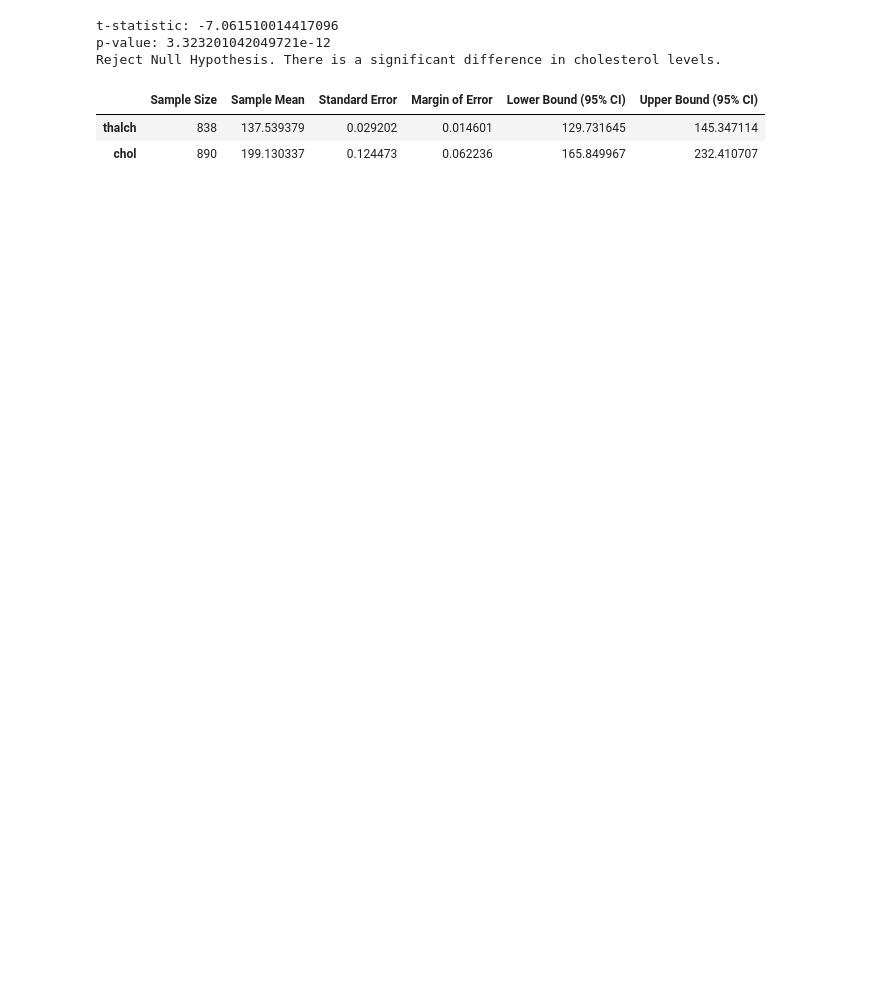
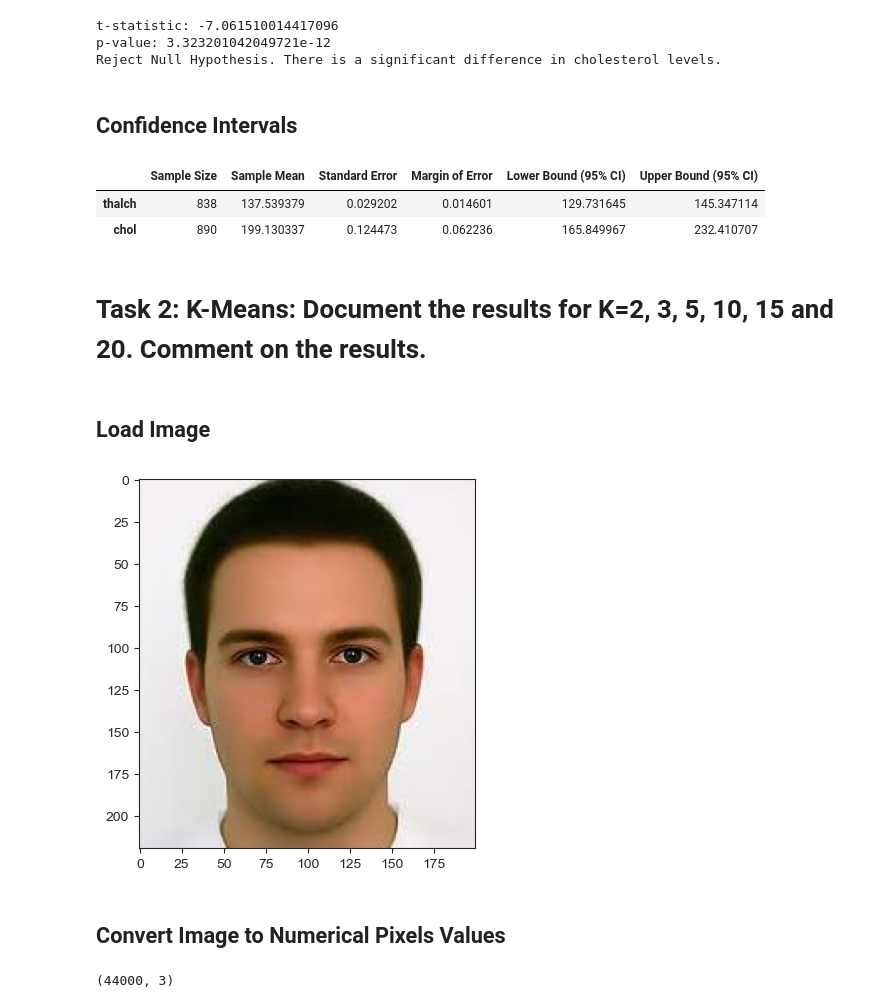
Before and after one commit to joharkhan99/Data-Science-Internship, a Jupyter notebook: Week2/Day3/Hypothesis_KMeans.ipynb, the cells around one changed output. Drawn from its saved outputs; the diff is of its cells as text; code cells hidden in the pictures; blank space fills up the shorter version.

Commit message:
added K-Means Clustering and Segmentation

```diff
--- a/Week2/Day3/Hypothesis_KMeans.ipynb
+++ b/Week2/Day3/Hypothesis_KMeans.ipynb
@@ -269,6 +285,8 @@ else:
 t-statistic: -7.061510014417096
 p-value: 3.323201042049721e-12
 Reject Null Hypothesis. There is a significant difference in cholesterol levels.
+# %% [markdown]
+## Confidence Intervals
 # %%
 # Confidence Interval
 # confidence intervals for the 'chol' (cholesterol levels) and 'thalach' (maximum heart rate achieved) variables
@@ -300,3 +318,28 @@ confidence_intervals
 |  | Sample Size | Sample Mean | Standard Error | Margin of Error | Lower Bound (95% CI) | Upper Bound (95% CI) |
 | thalch | 838 | 137.539379 | 0.029202 | 0.014601 | 129.731645 | 145.347114 |
 | chol | 890 | 199.130337 | 0.124473 | 0.062236 | 165.849967 | 232.410707 |
+# %% [markdown]
+# Task 2: K-Means: Document the results for K=2, 3, 5, 10, 15 and 20. Comment on the results.
+# %% [markdown]
+## Load Image
+# %%
+import cv2
+import numpy as np
+
+faceImage = cv2.imread("face.jpg")
+faceImage = cv2.cvtColor(faceImage, cv2.COLOR_BGR2RGB)
+plt.imshow(faceImage)
+plt.show()
+# %% [output]
+[figure, added]
+# %% [markdown]
+## Convert Image to Numerical Pixels Values
+# %%
+# Reshape the image to a 2D array of pixels
+pixel_values = faceImage.reshape((-1, 3))
+# pixel_values = np.float32(pixel_values)
+
+pixel_values
+print(pixel_values.shape)
+# %% [output]
+(44000, 3)
```
Also changed, not shown: parts of 21 cells of this notebook.
